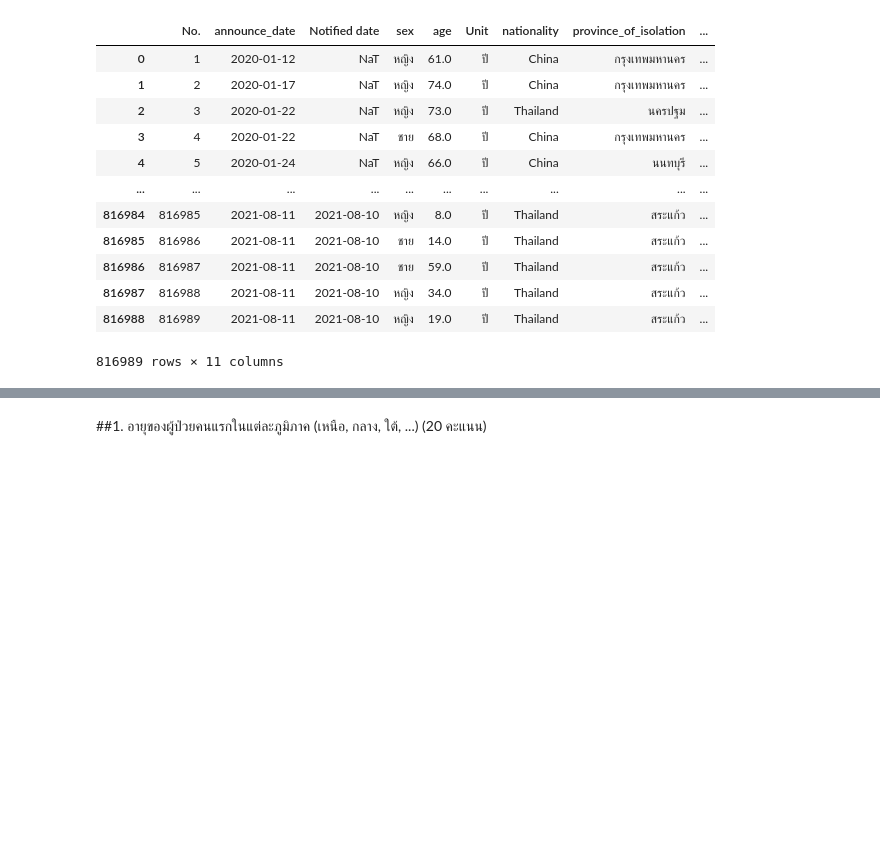
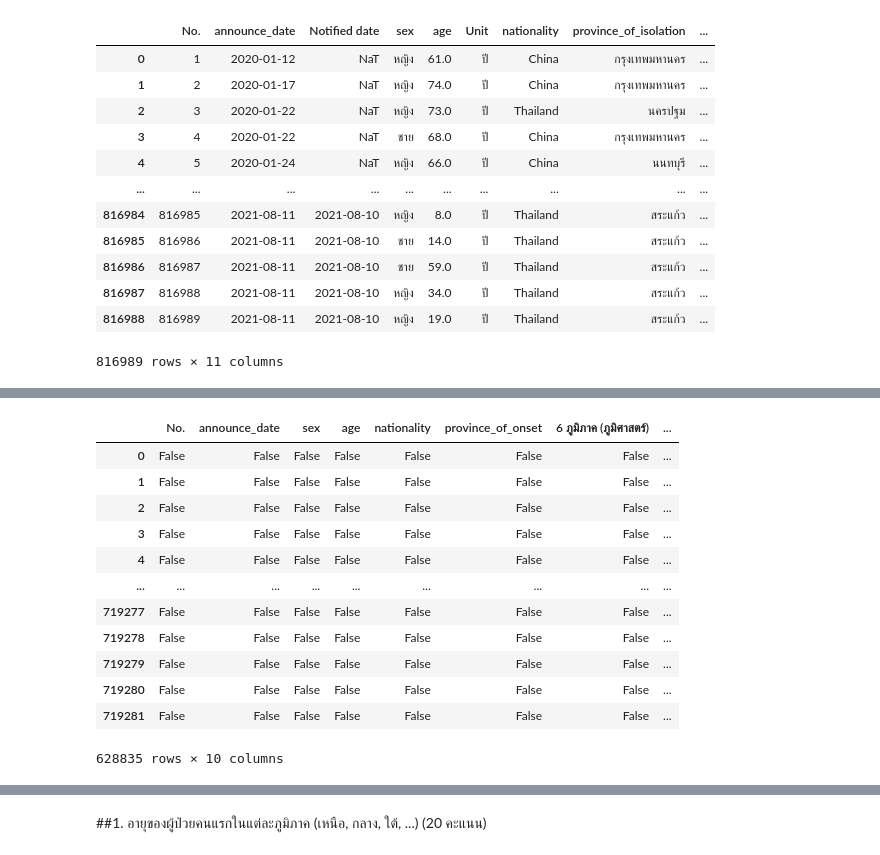
Before and after one commit to watcharapornn/data_viz_2022, a Jupyter notebook: BasicPython&DataViz_midterm2022.ipynb, the cells around one changed output, grey strips where cells are left out. Saved outputs shown, nothing was run; the diff lists cells and outputs as text; code cells hidden in the pictures; blank space fills up the shorter version.

```diff
--- a/BasicPython&DataViz_midterm2022.ipynb
+++ b/BasicPython&DataViz_midterm2022.ipynb
@@ -62,0 +216,16 @@ data_0
+# %%
+data1.isnull() #ดูว่ามีค่า missing มั้ย
+# %% [output]
+|  | No. | announce_date | sex | age | nationality | province_of_onset | 6 ภูมิภาค (ภูมิศาสตร์) | ... |
+| 0 | False | False | False | False | False | False | False | ... |
+| 1 | False | False | False | False | False | False | False | ... |
+| 2 | False | False | False | False | False | False | False | ... |
+| 3 | False | False | False | False | False | False | False | ... |
+| 4 | False | False | False | False | False | False | False | ... |
+| ... | ... | ... | ... | ... | ... | ... | ... | ... |
+| 719277 | False | False | False | False | False | False | False | ... |
+| 719278 | False | False | False | False | False | False | False | ... |
+| 719279 | False | False | False | False | False | False | False | ... |
+| 719280 | False | False | False | False | False | False | False | ... |
+| 719281 | False | False | False | False | False | False | False | ... |
+628835 rows × 10 columns
```
Also changed, not shown: parts of 70 cells of this notebook.
